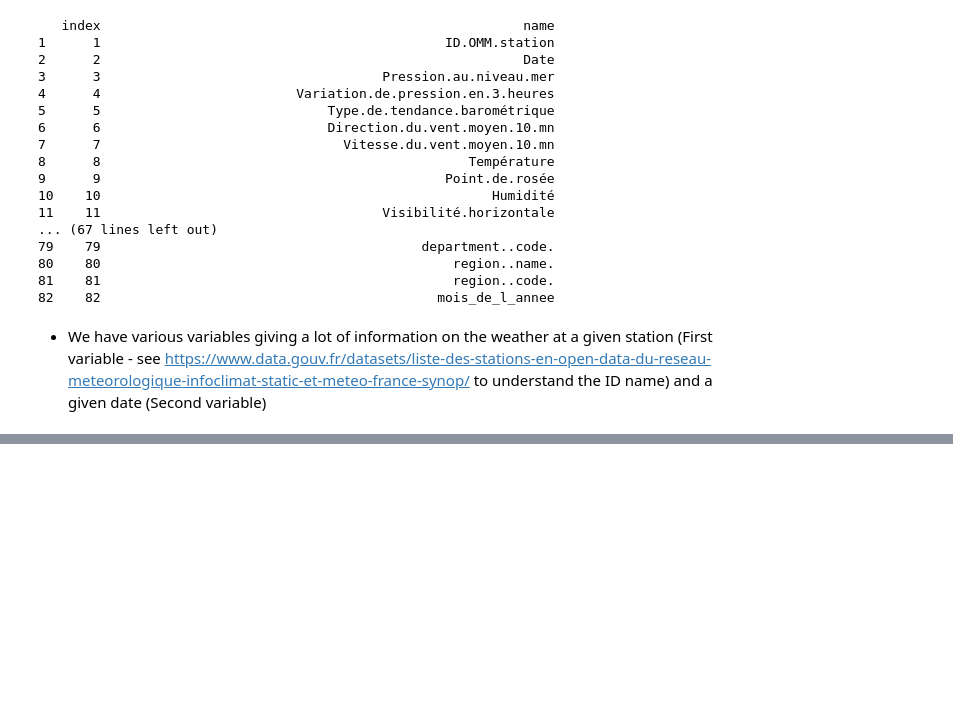
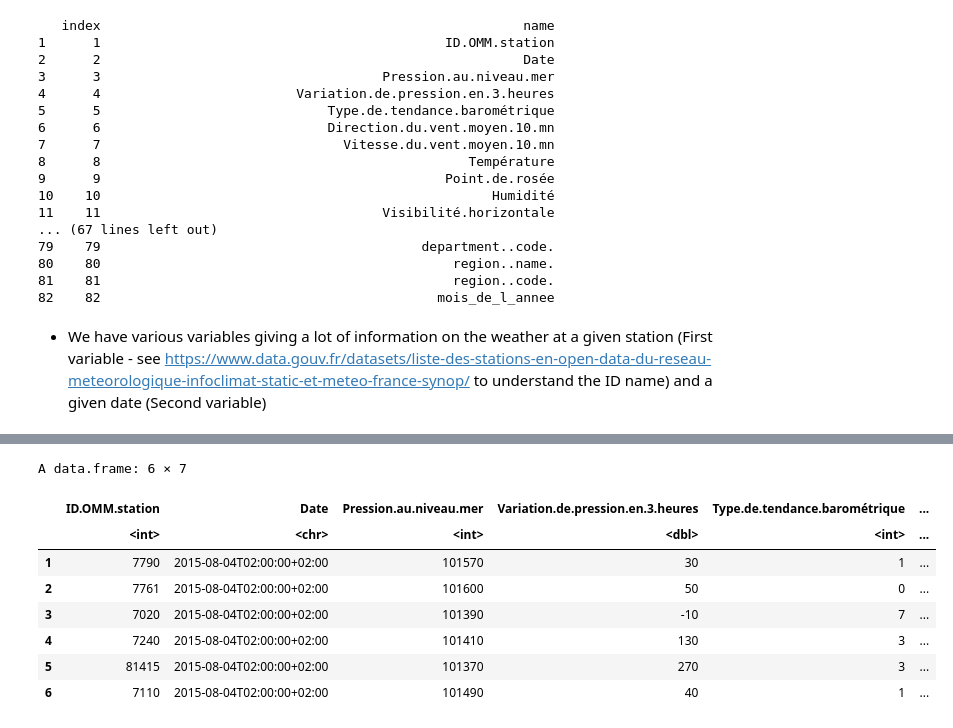
Before and after one commit to AugustinGrunewald/Statistics_Meteo, a Jupyter notebook: main.ipynb, the cells around one changed output, grey strips where cells are left out. Cells and saved outputs as stored; diff of their text form; code cells hidden in the pictures; blank space fills up the shorter version.

```diff
--- a/main.ipynb
+++ b/main.ipynb
@@ -107,0 +110,20 @@ A data.frame: 6 × 7
+# %%
+# Selecting only values related to pressure
+pressure_data <- data_weather[, c(1:5, 21:22)]
+
+# Ordering by ascending date
+pressure_data <- pressure_data[order(pressure_data$Date), ]
+
+# To order again the index
+row.names(pressure_data) <- NULL
+head(pressure_data)
+# %% [output]
+A data.frame: 6 × 7
+|  | ID.OMM.station | Date | Pression.au.niveau.mer | Variation.de.pression.en.3.heures | Type.de.tendance.barométrique | ... |
+|  | <int> | <chr> | <int> | <dbl> | <int> | ... |
+| 1 | 7790 | 2015-08-04T02:00:00+02:00 | 101570 | 30 | 1 | ... |
+| 2 | 7761 | 2015-08-04T02:00:00+02:00 | 101600 | 50 | 0 | ... |
+| 3 | 7020 | 2015-08-04T02:00:00+02:00 | 101390 | -10 | 7 | ... |
+| 4 | 7240 | 2015-08-04T02:00:00+02:00 | 101410 | 130 | 3 | ... |
+| 5 | 81415 | 2015-08-04T02:00:00+02:00 | 101370 | 270 | 3 | ... |
+| 6 | 7110 | 2015-08-04T02:00:00+02:00 | 101490 | 40 | 1 | ... |
```
Also changed, not shown: parts of 6 cells of this notebook.
